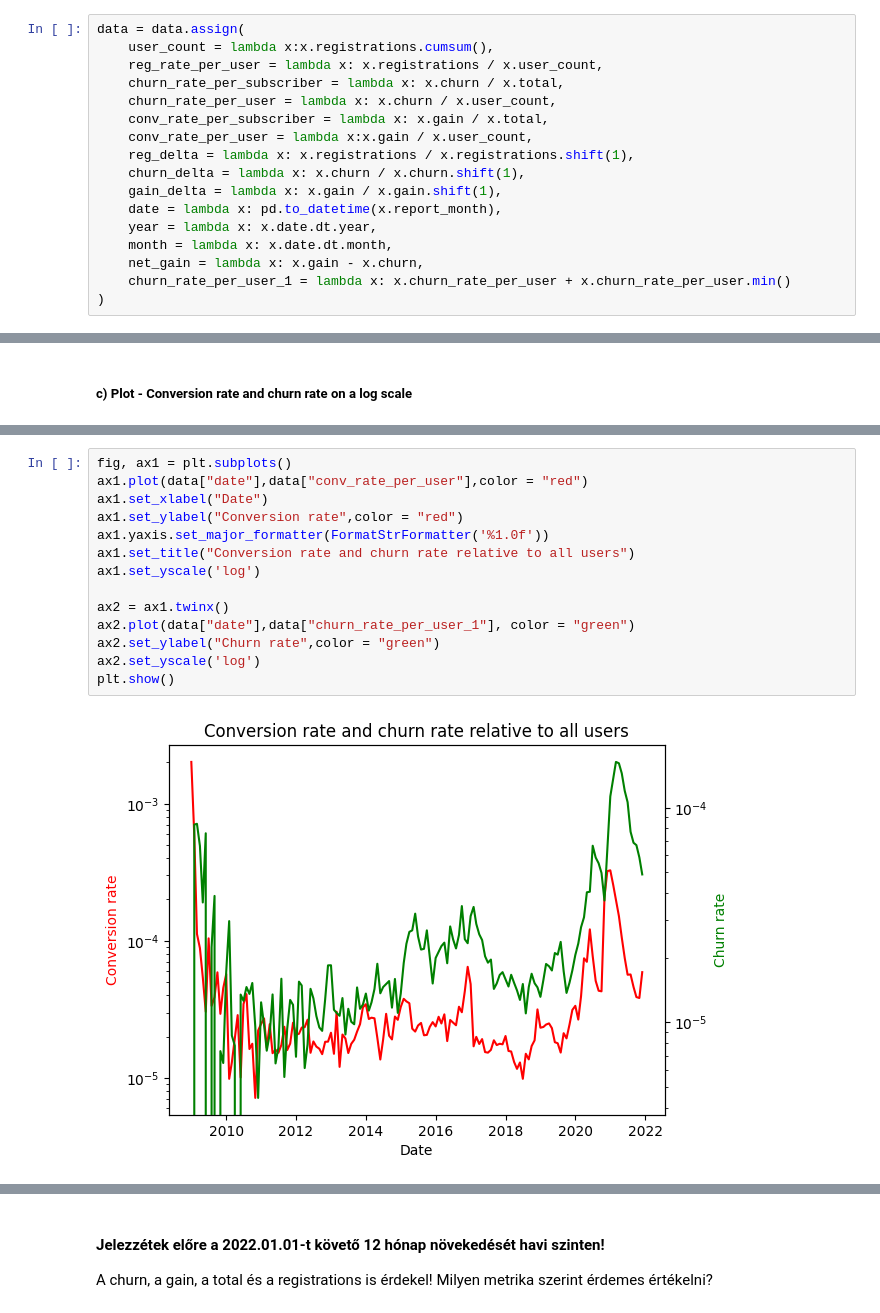
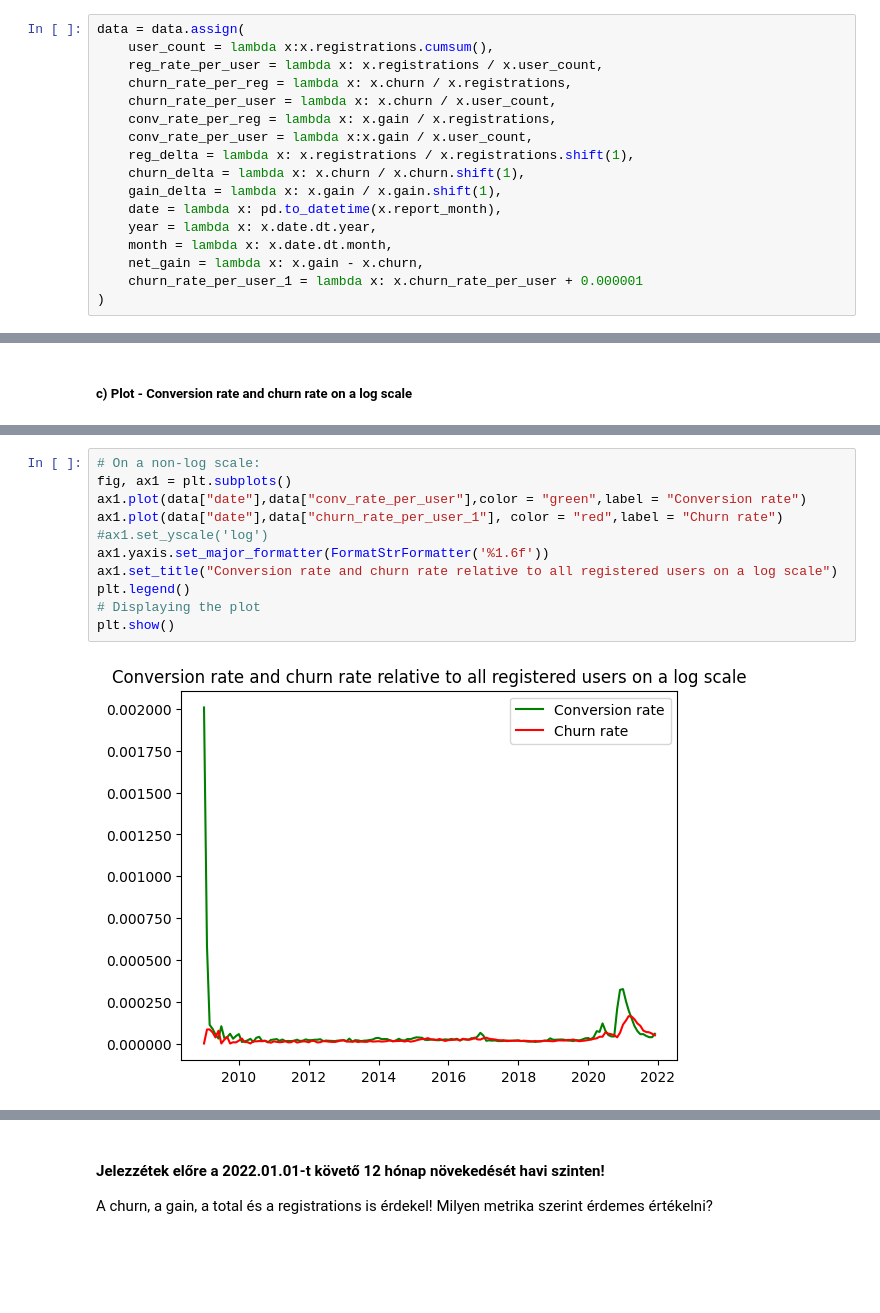
Before and after one commit to DanielBarabas/rajk-ml-course-barab, a Jupyter notebook: homeworks/BD_hw.ipynb, the cells around one changed output, grey strips where cells are left out. Cells and saved outputs as stored; diff of their text form; blank space fills up the shorter version.

```diff
--- a/homeworks/BD_hw.ipynb
+++ b/homeworks/BD_hw.ipynb
@@ -31,9 +32,9 @@ Mivel nincs lemorzsolódó 2009 január elöttről azt feltételezem, hogy ekkor
 data = data.assign(
     user_count = lambda x:x.registrations.cumsum(),
     reg_rate_per_user = lambda x: x.registrations / x.user_count,
-    churn_rate_per_subscriber = lambda x: x.churn / x.total,
+    churn_rate_per_reg = lambda x: x.churn / x.registrations,
     churn_rate_per_user = lambda x: x.churn / x.user_count,
-    conv_rate_per_subscriber = lambda x: x.gain / x.total,
+    conv_rate_per_reg = lambda x: x.gain / x.registrations,
     conv_rate_per_user = lambda x:x.gain / x.user_count,
     reg_delta = lambda x: x.registrations / x.registrations.shift(1),
     churn_delta = lambda x: x.churn / x.churn.shift(1),
@@ -42,7 +43,7 @@ data = data.assign(
     year = lambda x: x.date.dt.year,
     month = lambda x: x.date.dt.month,
     net_gain = lambda x: x.gain - x.churn,
-    churn_rate_per_user_1 = lambda x: x.churn_rate_per_user + x.churn_rate_per_user.min()
+    churn_rate_per_user_1 = lambda x: x.churn_rate_per_user + 0.000001
 )
 # %%
 data.head()
@@ -128,16 +134,13 @@ Index(['report_month', 'churn', 'gain', 'total', 'registrations', 'user_count',
 # %%
+# On a non-log scale:
 fig, ax1 = plt.subplots()
-ax1.plot(data["date"],data["conv_rate_per_user"],color = "red")
-ax1.set_xlabel("Date")
-ax1.set_ylabel("Conversion rate",color = "red")
-ax1.yaxis.set_major_formatter(FormatStrFormatter('%1.0f'))
-ax1.set_title("Conversion rate and churn rate relative to all users")
-ax1.set_yscale('log')
-
-ax2 = ax1.twinx()
-ax2.plot(data["date"],data["churn_rate_per_user_1"], color = "green")
-ax2.set_ylabel("Churn rate",color = "green")
-ax2.set_yscale('log')
+ax1.plot(data["date"],data["conv_rate_per_user"],color = "green",label = "Conversion rate")
+ax1.plot(data["date"],data["churn_rate_per_user_1"], color = "red",label = "Churn rate")
+#ax1.set_yscale('log')
+ax1.yaxis.set_major_formatter(FormatStrFormatter('%1.6f'))
+ax1.set_title("Conversion rate and churn rate relative to all registered users on a log scale")
+plt.legend()
+# Displaying the plot
 plt.show()
 # %% [output]
-[figure, old version]
+[figure, new version]
```
Also changed, not shown: parts of 13 cells of this notebook.
